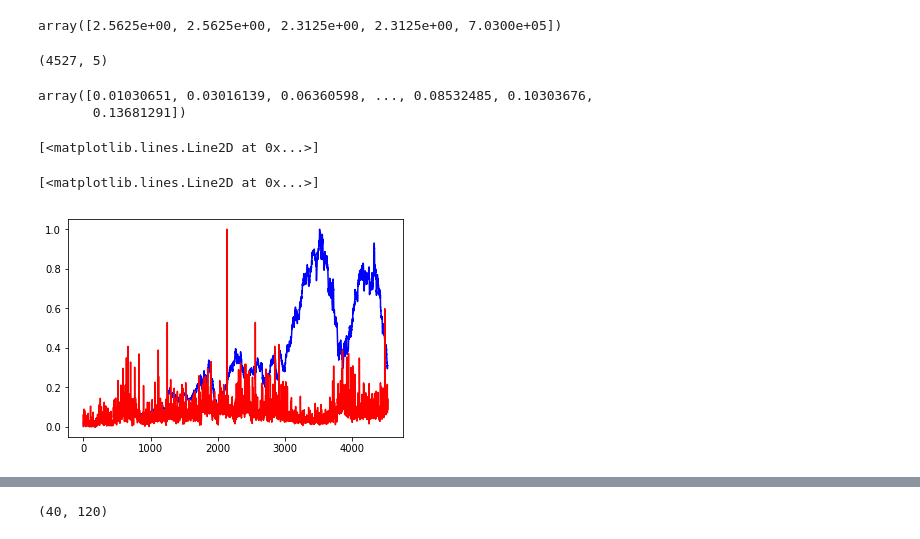
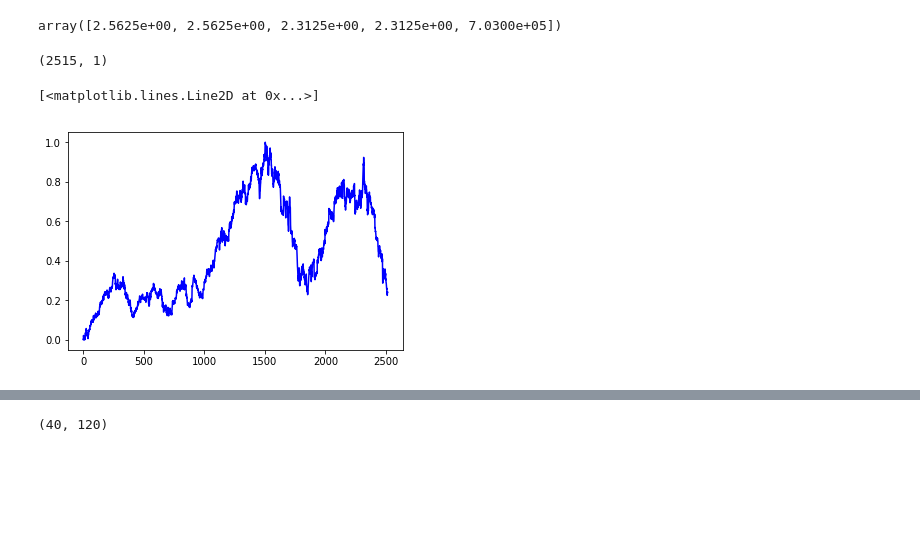
Before and after one commit to ravi-gopalan/lstm_analyses, a Jupyter notebook: lstm_prediction_WDC.ipynb, the cells around one changed output, grey strips where cells are left out. Drawn from its saved outputs; the diff is of its cells as text; code cells hidden in the pictures; blank space fills up the shorter version.

```diff
--- a/lstm_prediction_WDC.ipynb
+++ b/lstm_prediction_WDC.ipynb
@@ -88,12 +128,12 @@ df.head()
 window = 21
 no_of_std = 2
 #Calculate rolling mean and standard deviation using number of days set above
-rolling_mean = df['Open'].rolling(window).mean()
-rolling_std = df['Open'].rolling(window).std()
+roll_mean_wdc = df_wdc['Open'].rolling(window).mean()
+roll_std_wdc = df_wdc['Open'].rolling(window).std()
 #create two new DataFrame columns to hold values of upper and lower Bollinger bands
-df['Rolling Mean'] = rolling_mean
-df['Bollinger High'] = rolling_mean + (rolling_std * no_of_std)
-df['Bollinger Low'] = rolling_mean - (rolling_std * no_of_std)
-df.head()
-df.tail()
+df_wdc['rolling_mean'] = roll_mean_wdc
+df_wdc['bollinger_high'] = roll_mean_wdc + (roll_std_wdc * no_of_std)
+df_wdc['bollinger_low'] = roll_mean_wdc - (roll_std_wdc * no_of_std)
+df_wdc.head()
+df_wdc.tail()
 # %% [output]
@@ -163,5 +219,5 @@ sns.lineplot(data=df['Bollinger Low'])
 # %%
-close_array = df.values
+close_array = df_wdc.values
 close_array.shape
-close_array[:2]
+close_array[:3]
 # %% [output]
@@ -173,4 +235,4 @@ array([[2.5625e+00, 2.5625e+00, 2.3125e+00, 2.3125e+00, 7.0300e+05,
 # %%
-train_array = close_array[:-192,:5]
+train_array = close_array[2263:4778,3]
 train_array.shape
 # %% [output]
@@ -203,18 +254,18 @@ scale5 = sc5.fit_transform(train_array[:,4].reshape(-1, 1))
-# %%
-scaled_training_set = np.concatenate((scale1, scale2,scale3,scale4,scale5), axis=1)
-scaled_training_set.shape
-# %% [output]
-(4527, 5)
-# %%
-scaled_training_set[:,4]
-# %% [output]
-array([0.01030651, 0.03016139, 0.06360598, ..., 0.08532485, 0.10303676,
-       0.13681291])
+# %%
+# Feature Scaling
+from sklearn.preprocessing import MinMaxScaler
+
+
+sc_wdc = MinMaxScaler((0, 1))
+
+scale1 = sc_wdc.fit_transform(train_array.reshape(-1, 1))
+
+scale1.shape
+# %% [output]
+(2515, 1)
 # %%
-plt.plot(scaled_training_set[:,3],color='b',label='close')
-plt.plot(scaled_training_set[:,4],color='r',label='volume')
+plt.plot(scale1,color='b',label='close')
 # %% [output]
 [<matplotlib.lines.Line2D at 0x...>]
-[<matplotlib.lines.Line2D at 0x...>]
-[figure, old version]
+[figure, new version]
 # %%
```
Also changed, not shown: parts of 45 cells of this notebook.
